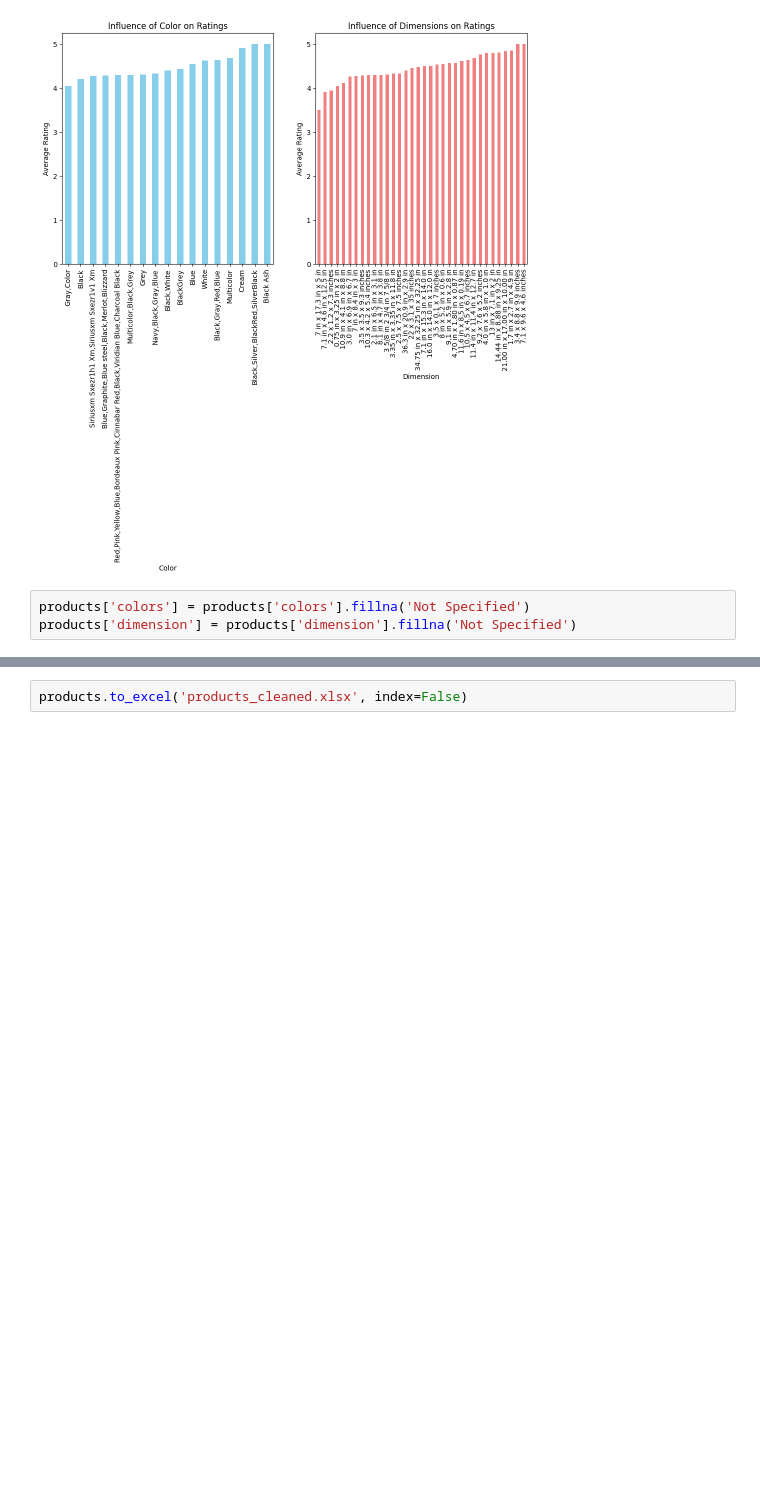
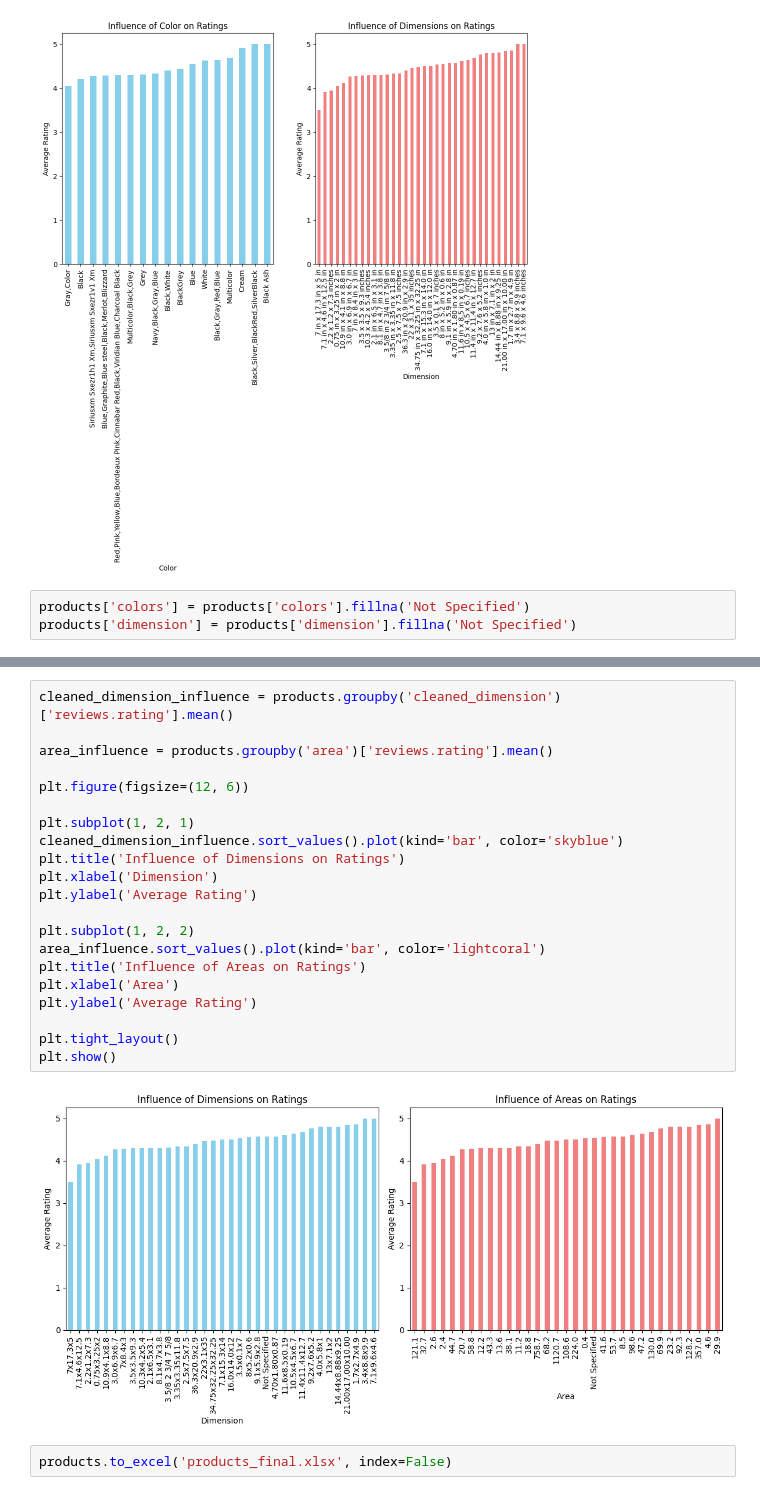
Before and after one commit to aarmintia/Electronic-Product-Rating, a Jupyter notebook: Electronic_Product_Data_Ratings.ipynb, the cells around one changed output, grey strips where cells are left out. Drawn from its saved outputs; the diff is of its cells as text; blank space fills up the shorter version.

```diff
--- a/Electronic_Product_Data_Ratings.ipynb
+++ b/Electronic_Product_Data_Ratings.ipynb
@@ -344,2 +508,25 @@ plt.show()
+# %%
+cleaned_dimension_influence = products.groupby('cleaned_dimension')['reviews.rating'].mean()
+
+area_influence = products.groupby('area')['reviews.rating'].mean()
+
+plt.figure(figsize=(12, 6))
+
+plt.subplot(1, 2, 1)
+cleaned_dimension_influence.sort_values().plot(kind='bar', color='skyblue')
+plt.title('Influence of Dimensions on Ratings')
+plt.xlabel('Dimension')
+plt.ylabel('Average Rating')
+
+plt.subplot(1, 2, 2)
+area_influence.sort_values().plot(kind='bar', color='lightcoral')
+plt.title('Influence of Areas on Ratings')
+plt.xlabel('Area')
+plt.ylabel('Average Rating')
+
+plt.tight_layout()
+plt.show()
+# %% [output]
+[figure, added]
 # %%
-products.to_excel('products_cleaned.xlsx', index=False)
+products.to_excel('products_final.xlsx', index=False)
```
Also changed, not shown: parts of 17 cells of this notebook.
